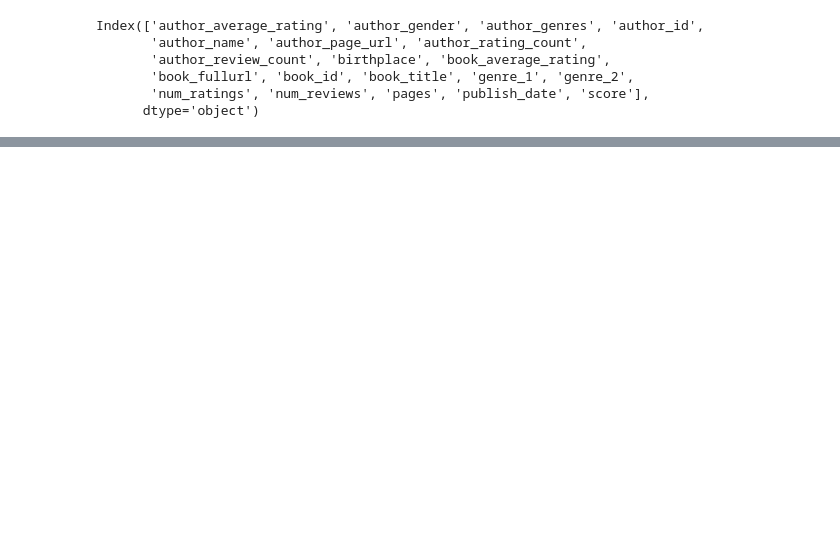
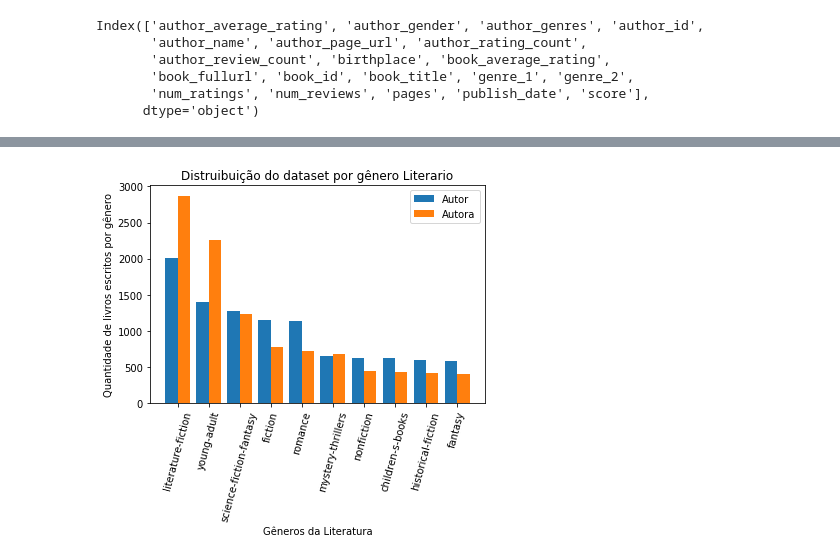
Before and after one commit to Rproc/nlp_author, a Jupyter notebook: 3.AuthorGenderDistribuition.ipynb, the cells around one changed output, grey strips where cells are left out. Saved outputs shown, nothing was run; the diff lists cells and outputs as text; code cells hidden in the pictures; blank space fills up the shorter version.

Commit message:
3 re-Done, with plots too

```diff
--- a/3.AuthorGenderDistribuition.ipynb
+++ b/3.AuthorGenderDistribuition.ipynb
@@ -54,15 +97,45 @@ listOfPeoplePct=[pct_man, pct_woman]
+# %%
+man10Ord = sorted(man10, key=itemgetter(0))
+index = 6
+# %%
+woman10Ord = sorted(woman10, key=itemgetter(0))
+index2 = 1
+# %%
+man10Ord = man10Ord[:index] + man10Ord[index+1 :]
+woman10Ord = woman10Ord[:index2] + woman10Ord[index2+1 :]
 # %%
-def plotPages(listOfPeople, listOfGender):
+def plotByGenre(byGenMan, byGenWoman, listOfGender):
 
-    for l in range(len(listOfPeople)):
-        ax = plt.axes()
-        ax.bar(l, listOfPeople[l], label=listOfGender[l], align='center', width=0.4)
+    listGenre = []
+    listManValue=[]
+    listWomanValue=[]
+
+    for i in range(0, len(man10)):
+        listGenre.append(man10[i][0][0])
+        listManValue.append(man10[i][0][1])
+        listWomanValue.append(woman10[i][0][1])
+
+
+    graphBeautifier = np.arange(len(listGenre))
+    width_bar = 0.4
+
+    ax = plt.axes()
+    ax.bar(graphBeautifier - width_bar/2, height=listManValue, label=listOfGender[0], align='center', width=0.4)
+    ax.bar(graphBeautifier + width_bar/2, height=listWomanValue, label=listOfGender[1], align='center', width=0.4)
+
 
     # fig = plt.figure(figsize=(1,1))
-    plt.title("Distruibuição do dataset por gênero do Autor(a)")
+    plt.title("Distruibuição do dataset por gênero Literario")
     plt.legend(listOfGender)
-    plt.xlabel("Gêneros")
-    plt.ylabel("Número de Páginas")
-    plt.xticks(range(len(listOfPeople)))
+    plt.xlabel("Gêneros da Literatura")
+    plt.ylabel("Quantidade de livros escritos por gênero")
+    plt.xticks(range(len(listGenre)))
+    ax.set_xticklabels(listGenre, rotation=75)
+
     plt.show()
+# %%
+listOfGender = ['Autor', 'Autora']
+plotByGenre(man10Ord, woman10Ord, listOfGender)
+# %% [output]
+[figure, added]
 # %%
```
Also changed, not shown: parts of 25 cells of this notebook, 2 other files.
